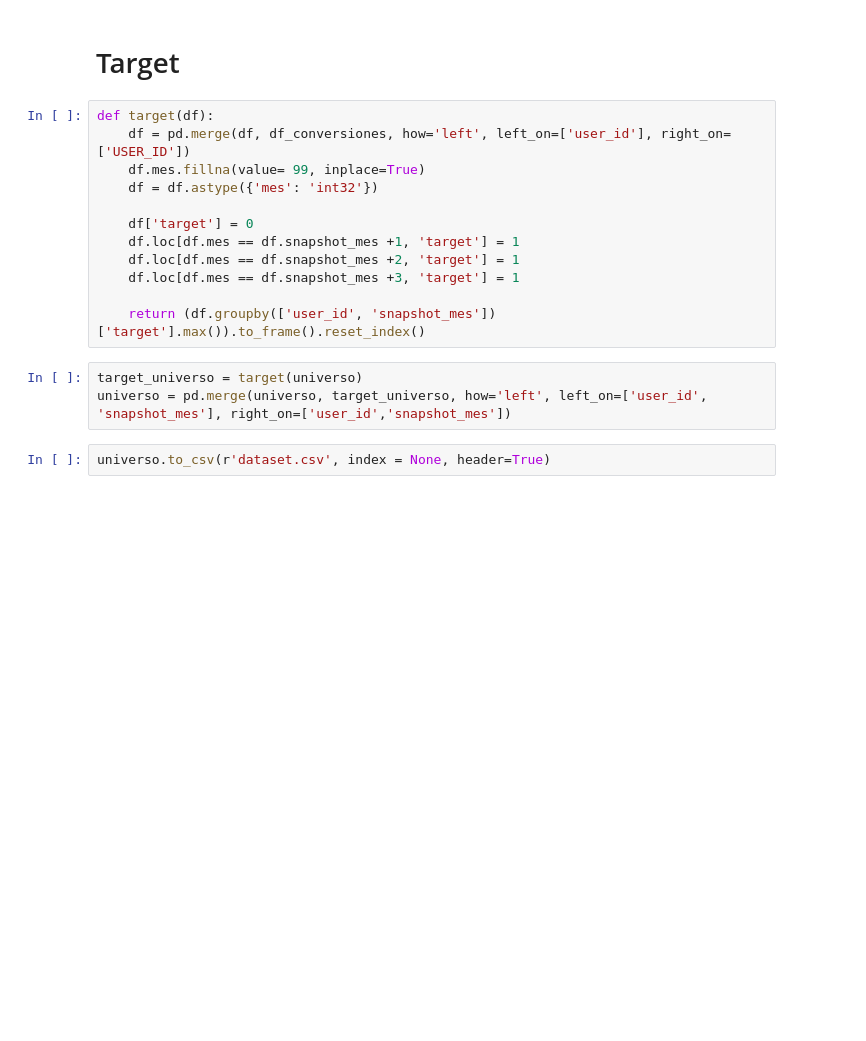
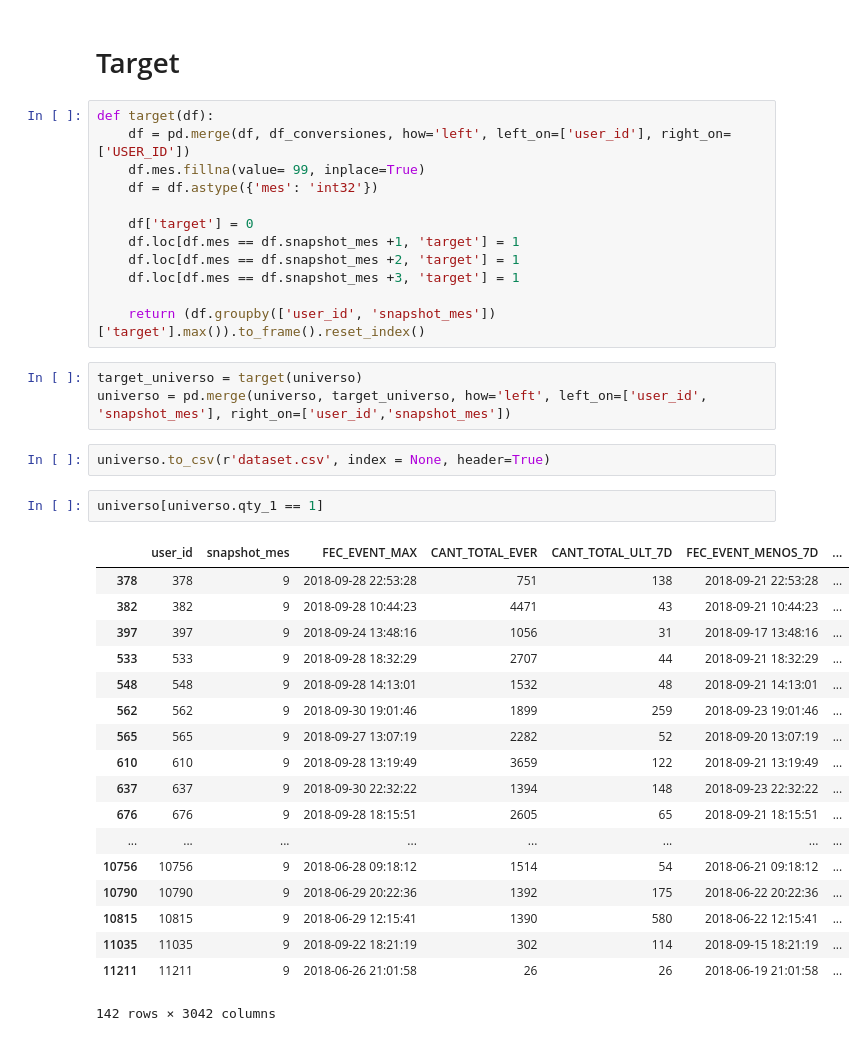
Before and after one commit to francomatiasferrari/ggal_dataton, a Jupyter notebook: dataset_builder.ipynb, the cells around one changed output. Cells and saved outputs as stored; diff of their text form; blank space fills up the shorter version.

```diff
--- a/dataset_builder.ipynb
+++ b/dataset_builder.ipynb
@@ -82,3 +96,24 @@ target_universo = target(universo)
 universo = pd.merge(universo, target_universo, how='left', left_on=['user_id', 'snapshot_mes'], right_on=['user_id','snapshot_mes'])
 # %%
 universo.to_csv(r'dataset.csv', index = None, header=True)
+# %%
+universo[universo.qty_1 == 1]
+# %% [output]
+|  | user_id | snapshot_mes | FEC_EVENT_MAX | CANT_TOTAL_EVER | CANT_TOTAL_ULT_7D | FEC_EVENT_MENOS_7D | ... |
+| 378 | 378 | 9 | 2018-09-28 22:53:28 | 751 | 138 | 2018-09-21 22:53:28 | ... |
+| 382 | 382 | 9 | 2018-09-28 10:44:23 | 4471 | 43 | 2018-09-21 10:44:23 | ... |
+| 397 | 397 | 9 | 2018-09-24 13:48:16 | 1056 | 31 | 2018-09-17 13:48:16 | ... |
+| 533 | 533 | 9 | 2018-09-28 18:32:29 | 2707 | 44 | 2018-09-21 18:32:29 | ... |
+| 548 | 548 | 9 | 2018-09-28 14:13:01 | 1532 | 48 | 2018-09-21 14:13:01 | ... |
+| 562 | 562 | 9 | 2018-09-30 19:01:46 | 1899 | 259 | 2018-09-23 19:01:46 | ... |
+| 565 | 565 | 9 | 2018-09-27 13:07:19 | 2282 | 52 | 2018-09-20 13:07:19 | ... |
+| 610 | 610 | 9 | 2018-09-28 13:19:49 | 3659 | 122 | 2018-09-21 13:19:49 | ... |
+| 637 | 637 | 9 | 2018-09-30 22:32:22 | 1394 | 148 | 2018-09-23 22:32:22 | ... |
+| 676 | 676 | 9 | 2018-09-28 18:15:51 | 2605 | 65 | 2018-09-21 18:15:51 | ... |
+| ... | ... | ... | ... | ... | ... | ... | ... |
+| 10756 | 10756 | 9 | 2018-06-28 09:18:12 | 1514 | 54 | 2018-06-21 09:18:12 | ... |
+| 10790 | 10790 | 9 | 2018-06-29 20:22:36 | 1392 | 175 | 2018-06-22 20:22:36 | ... |
+| 10815 | 10815 | 9 | 2018-06-29 12:15:41 | 1390 | 580 | 2018-06-22 12:15:41 | ... |
+| 11035 | 11035 | 9 | 2018-09-22 18:21:19 | 302 | 114 | 2018-09-15 18:21:19 | ... |
+| 11211 | 11211 | 9 | 2018-06-26 21:01:58 | 26 | 26 | 2018-06-19 21:01:58 | ... |
+142 rows × 3042 columns
```
Also changed, not shown: parts of 5 cells of this notebook, 4 other files.
